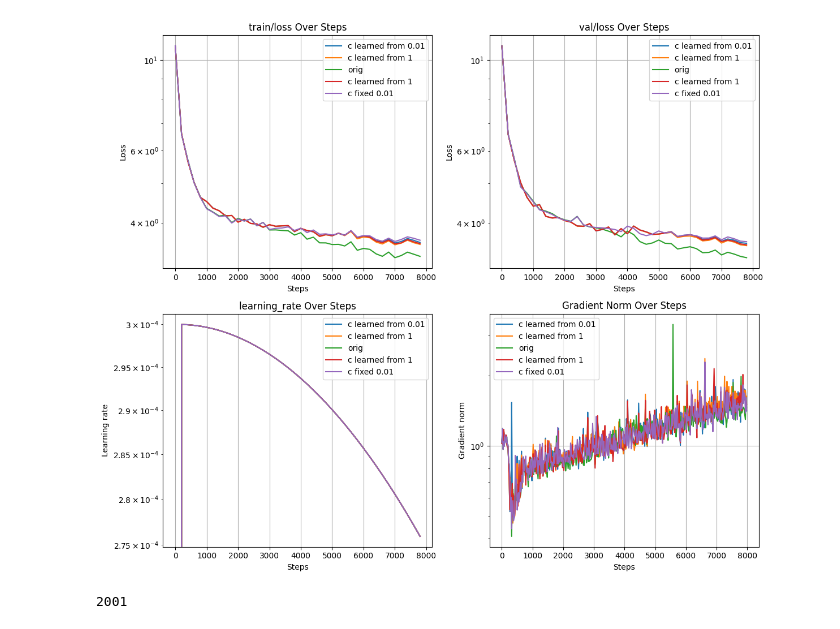
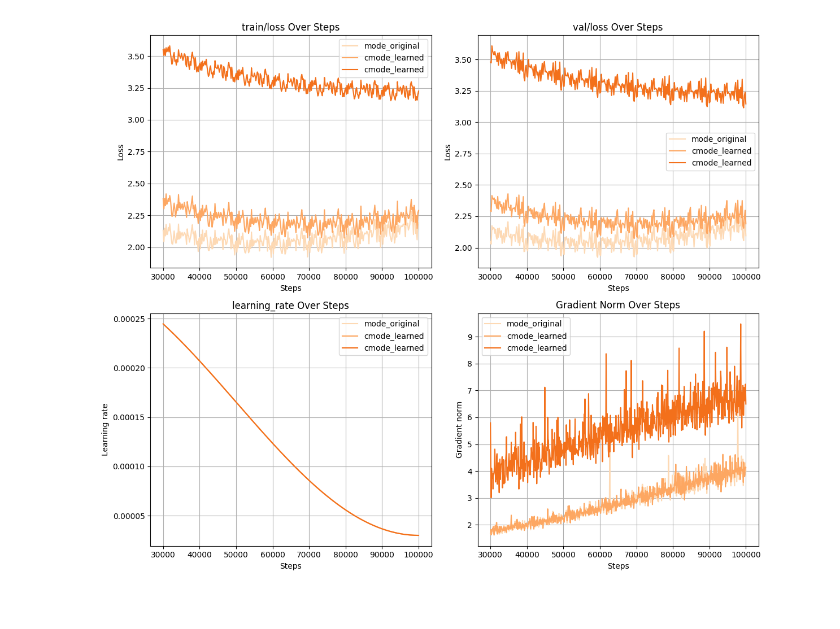
Before and after one commit to Alex2034/nanoGPT, a Jupyter notebook: exp.ipynb, the cells around one changed output. Cells and saved outputs as stored; diff of their text form; code cells hidden in the pictures.

```diff
--- a/exp.ipynb
+++ b/exp.ipynb
@@ -18,5 +25,5 @@ ckpt_dirs
 # %%
-checkpoint_path = ckpt_dirs[-2]
+checkpoint_path = ckpt_dirs[-3]
 print(checkpoint_path)
 # Load the checkpoint
 checkpoint = torch.load(checkpoint_path, map_location='cpu')
@@ -45,9 +52,15 @@ number of parameters: 4.37M
 <All keys matched successfully>
 # %%
 # Iterate through the layers and print the value of the 'c' parameter in hyperbolic mode
+cs = []
 for i, block in enumerate(model.transformer.h):
     # if isinstance(block.attn, CausalSelfAttention) and block.attn.mode == 'hyperbolic':
     print(f"Layer {i} c:", end=' ')
-    [print(f"{w.item():.3f}", end=' ') for w in block.attn.c.flatten()]
+    l = []
+    for w in block.attn.c.flatten():
+        print(f"{w.item():.3f}", end=' ')
+        l.append(w.item())
+    cs.append(l)
     print('\n')
+cs = np.array(cs)
 # %% [output]
@@ -87,7 +143,7 @@ from tensorboard.backend.event_processing import event_accumulator
 import matplotlib.pyplot as plt
 
 # Define the path to your root logs directory
-root_log_dir = "/raid/runs_train/10.02"  # Adjust this path if necessary
+root_log_dir = "/raid/runs_train/10.04"  # Adjust this path if necessary
 
 # Get a list of all experiment folders
 log_dirs = [os.path.join(root_log_dir, d) for d in os.listdir(root_log_dir)]
@@ -106,8 +160,8 @@ log_dirs_o = log_dirs[:4]
 log_dirs_l = log_dirs[4:]
 # %%
 logs_to_show=log_dirs
-# exp_names = [n[-15:] for n in logs_to_show]
-exp_names = ['c learned from 0.01', 'c learned from 1', 'orig', 'c learned from 1', 'c fixed 0.01']
+exp_names = [n[23:36] for n in logs_to_show]
+# exp_names = ['c learned from 0.01', 'c learned from 1', 'orig', 'c learned from 1', 'c fixed 0.01']
 
 # Initialize a dictionary to hold data for each experiment
 experiment_data = {}
@@ -136,39 +190,35 @@ for log_dir in logs_to_show:
 metrics = ['train/loss', 'val/loss', 'learning_rate', 'Gradient Norm']
 
 # exp_names = ['hyperbolic c=1e-5', 'original']
 
 fig, axs = plt.subplots(2, 2, figsize=(12, 10))  # Create a 2x2 grid
 
 # Flatten the axs array for easy iteration
 axs = axs.ravel()
 
 # Loop over each metric and create a plot
 for i, metric in enumerate(metrics):
     ax = axs[i]
 
     for (experiment, data), e in zip(experiment_data.items(), exp_names):
         if metric in data:
             length = len(data[metric]['steps'])
-            plot_length = int(0.2*length)
-            steps = data[metric]['steps'][:plot_length]
-            values = data[metric]['values'][:plot_length]
+            from_, to_ = int(0.3*length), int(1*length)
+            steps = data[metric]['steps'][from_:to_]
+            values = data[metric]['values'][from_:to_]
             ax.plot(steps, values, label=e)
 
     # if not 'loss' in metric:
-    ax.set_yscale('log')  # Set y-axis to logarithmic scale
+    # ax.set_yscale('log')
     ax.set_xlabel('Steps')
     # ax.set_xlim([0, 1.1*max(steps)])
     ax.set_ylabel(metric.split('/')[-1].replace('_', ' ').capitalize())  # Clean y-axis label
     ax.set_title(f'{metric} Over Steps')
     ax.grid(True)  # Add grid
     ax.legend()
 
 plt.tight_layout()
 # plt.savefig('runs_head.jpg')
 plt.show()
 # %% [output]
-[figure, old version]
+[figure, new version]
-# %%
-len(values)
-# %% [output]
-2001
```
Also changed, not shown: parts of 7 cells of this notebook.
